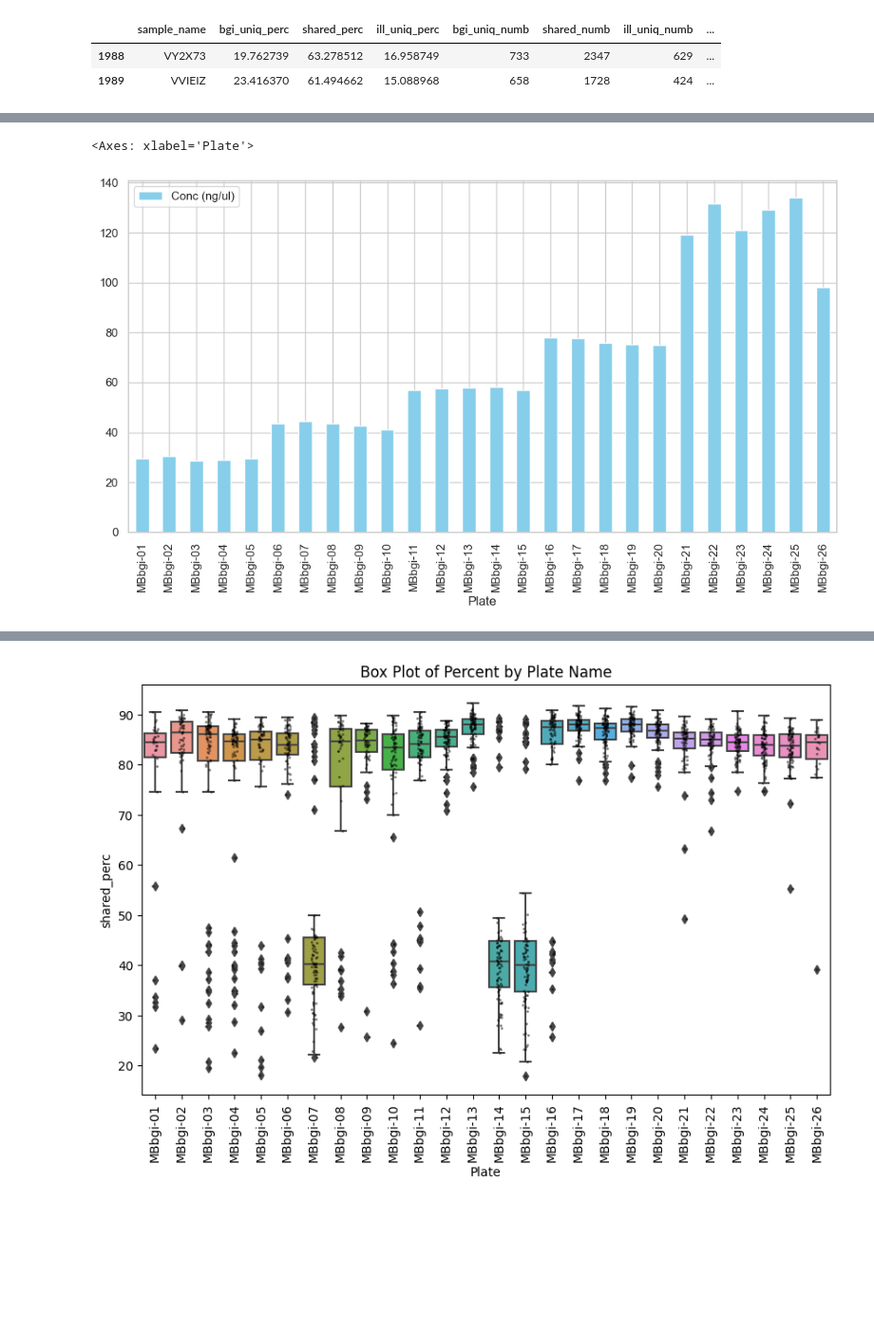
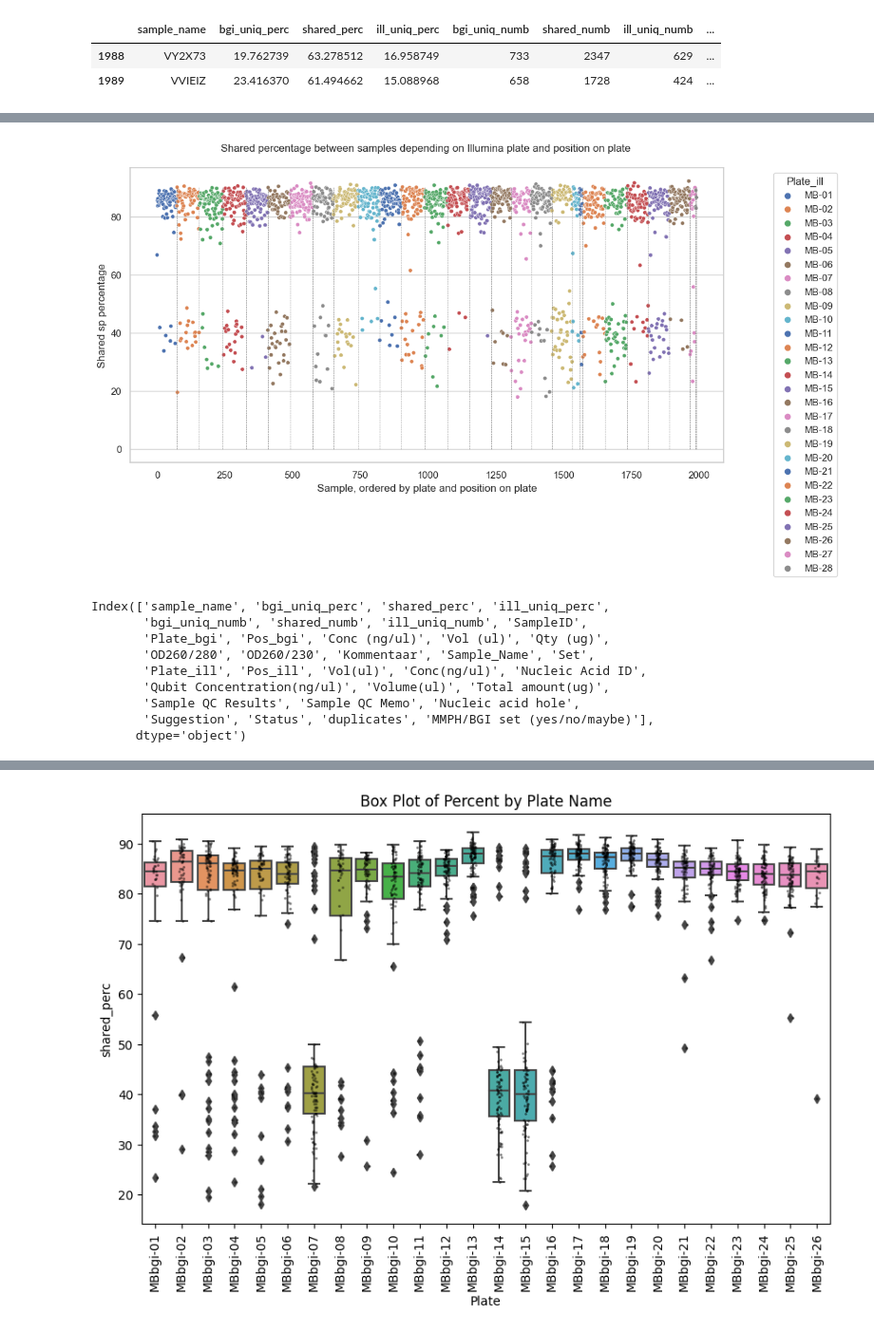
Before and after one commit to Chartiza/2024_Illumina_vs_BGI, a Jupyter notebook: Ugly_samples_mystery/Kraken2_Batch_check.ipynb, the cells around one changed output, grey strips where cells are left out. Shown at 95% size. Drawn from its saved outputs; the diff is of its cells as text; code cells hidden in the pictures; blank space fills up the shorter version.

```diff
--- a/Ugly_samples_mystery/Kraken2_Batch_check.ipynb
+++ b/Ugly_samples_mystery/Kraken2_Batch_check.ipynb
@@ -83,7 +90,35 @@ plt.savefig('results/Conc_Plates.png', dpi=300, bbox_inches='tight')
-# %%
-# mean Conc (ng/ul) per plate
-mean_conc = mrg.groupby('Plate')['Conc (ng/ul)'].mean().reset_index()
-mean_conc.plot(kind='bar', x='Plate', y='Conc (ng/ul)', color='skyblue', figsize=(12, 6))
-# %% [output]
-<Axes: xlabel='Plate'>
-[figure, removed]
+# %%
+# Illumina plate order
+mrg = mrg.sort_values(by='Pos_ill').reset_index(drop=True)
+mrg = mrg.sort_values(by='Plate_ill').reset_index(drop=True)
+plate_counts = mrg['Plate_ill'].value_counts(sort=False)
+plate_counts = plate_counts.to_frame().reset_index()
+plate_counts['cumulative'] = plate_counts['Plate_ill'].cumsum()
+
+sns.set(style="whitegrid")
+plt.figure(figsize=(12, 6))
+sns.scatterplot(data=mrg, x=mrg.index, y="shared_perc", hue="Plate_ill", palette="deep", s=20)
+plt.ylabel('Shared sp percentage')
+plt.xlabel('Sample, ordered by plate and position on plate')
+#plt.xticks('')
+plt.title('Shared percentage between samples depending on Illumina plate and position on plate \n')
+# 2 columns legend
+plt.legend(title='Plate_ill', loc='upper right', bbox_to_anchor=(1.2, 1))
+plt.grid(axis='x')
+plt.vlines(plate_counts['cumulative'], 0, 90, colors='grey', linestyles='dashed', linewidth=0.5)
+
+plt.savefig('results/Shared_percentage_ill-Plates.png', dpi=300, bbox_inches='tight')
+# %% [output]
+[figure, added]
+# %%
+mrg.columns
+# %% [output]
+Index(['sample_name', 'bgi_uniq_perc', 'shared_perc', 'ill_uniq_perc',
+       'bgi_uniq_numb', 'shared_numb', 'ill_uniq_numb', 'SampleID',
+       'Plate_bgi', 'Pos_bgi', 'Conc (ng/ul)', 'Vol (ul)', 'Qty (ug)',
+       'OD260/280', 'OD260/230', 'Kommentaar', 'Sample_Name', 'Set',
+       'Plate_ill', 'Pos_ill', 'Vol(ul)', 'Conc(ng/ul)', 'Nucleic Acid ID',
+       'Qubit Concentration(ng/ul)', 'Volume(ul)', 'Total amount(ug)',
+       'Sample QC Results', 'Sample QC Memo', 'Nucleic acid hole',
+       'Suggestion', 'Status', 'duplicates', 'MMPH/BGI set (yes/no/maybe)'],
+      dtype='object')
```
Also changed, not shown: parts of 8 cells of this notebook, 6 other files.
